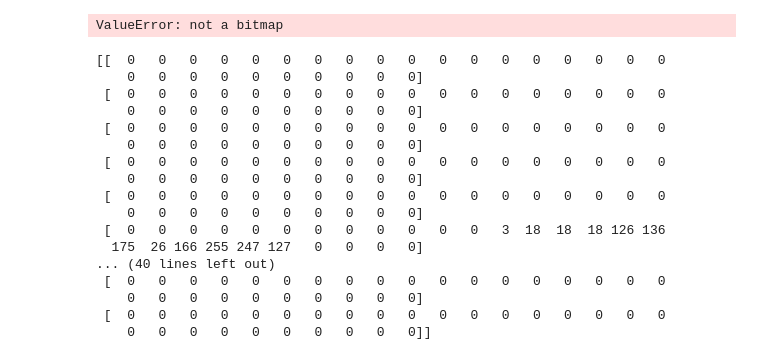
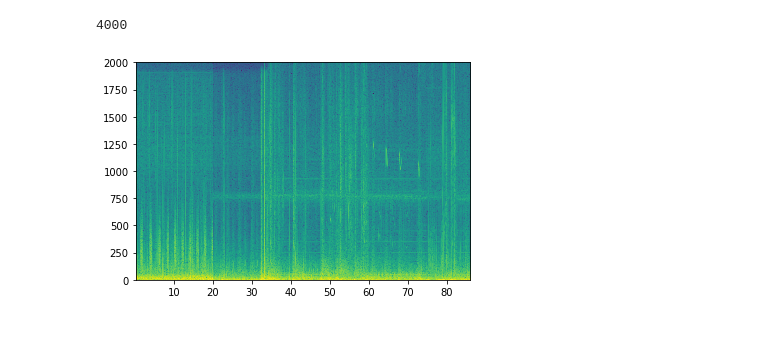
Before and after one commit to basharbme/Respiratory-Disease-Detection, a Jupyter notebook: code.ipynb, the cells around one changed output. Cells and saved outputs as stored; diff of their text form; code cells hidden in the pictures; blank space fills up the shorter version.

Commit message:
got spectrograms and corresponding files

```diff
--- a/code.ipynb
+++ b/code.ipynb
@@ -64,17 +64,32 @@ for j in range(0, size):
         pass
 # %%
 data['Age'], data['Sex'], data['Adult BMI'], data['Child Weight'], data['Child Height'], data['Diagnosis'] = age, sex, a_BMI, c_weight, c_height, diagnosis
+# %%
+# find the lowest sampling rate
+lowest = np.inf
+
+for f in data['audio_file']:
+    sample_rate, samples = wavfile.read(path + f)
+    if sample_rate < lowest:
+        lowest = sample_rate
+
+print(lowest)
+# %% [output]
+4000
+# %%
+vecs = []
 # %%
 # function to get spectrogram from a wav file
 def get_spectro(file_path):
     sample_rate, samples = wavfile.read(path + file_path)
-    Pxx, freqs, bins, im = plt.specgram(samples[:], NFFT=1024, Fs=44100, noverlap=900)
+    vector, freqs, bins, im = plt.specgram(samples[:], NFFT=1024, Fs=4000, noverlap=900)
 
-    save_path = path + 'spectrograms/' + re.sub('\.wav$', '_spec', file_path)
-    plt.savefig(save_path)
+    vecs.append(vector)
+
+    # add output of vectors to a text file
+    with open('spectrograms.txt', 'wb') as specs:
+        specs.write(b'\n')
+        np.savetxt(specs, vector, delimiter=',', newline='\n')
+
+    with open('file_order.txt', 'a') as forder:
+        forder.write(file_path + '\n')
-# %%
-spectrograms = [f for f in os.listdir(path + 'spectrograms/')]
-spectrograms.remove('.DS_Store')
-spectrograms.sort()
-
-data['spec_file'] = spectrograms
@@ -109,34 +95,0 @@ X_test, y_test = test_data['spec_file'], test_data['Diagnosis']
-# %%
-image = Image.open(path + 'spectrograms/' + X_train[0])
-
-# summarize some details about the image
-# print(image.format)
-# print(image.size)
-# print(image.mode)
-# show the image
-# image.show()
-# %% [output]
-ValueError: not a bitmap
-# %%
-from keras.datasets import mnist
-#download mnist data and split into train and test sets
-(X_train, y_train), (X_test, y_test) = mnist.load_data()
-print(X_train[0])
-# %% [output]
-[[  0   0   0   0   0   0   0   0   0   0   0   0   0   0   0   0   0   0
-    0   0   0   0   0   0   0   0   0   0]
- [  0   0   0   0   0   0   0   0   0   0   0   0   0   0   0   0   0   0
-    0   0   0   0   0   0   0   0   0   0]
- [  0   0   0   0   0   0   0   0   0   0   0   0   0   0   0   0   0   0
-    0   0   0   0   0   0   0   0   0   0]
- [  0   0   0   0   0   0   0   0   0   0   0   0   0   0   0   0   0   0
-    0   0   0   0   0   0   0   0   0   0]
- [  0   0   0   0   0   0   0   0   0   0   0   0   0   0   0   0   0   0
-    0   0   0   0   0   0   0   0   0   0]
- [  0   0   0   0   0   0   0   0   0   0   0   0   3  18  18  18 126 136
-  175  26 166 255 247 127   0   0   0   0]
-... (40 lines left out)
- [  0   0   0   0   0   0   0   0   0   0   0   0   0   0   0   0   0   0
-    0   0   0   0   0   0   0   0   0   0]
- [  0   0   0   0   0   0   0   0   0   0   0   0   0   0   0   0   0   0
-    0   0   0   0   0   0   0   0   0   0]]
@@ -146,0 +96,5 @@ print(X_train[0])
+# %%
+for f in data['audio_file']:
+    get_spectro(f)
+# %% [output]
+[figure, added]
```
Also changed, not shown: parts of 8 cells of this notebook, 3 other files.
